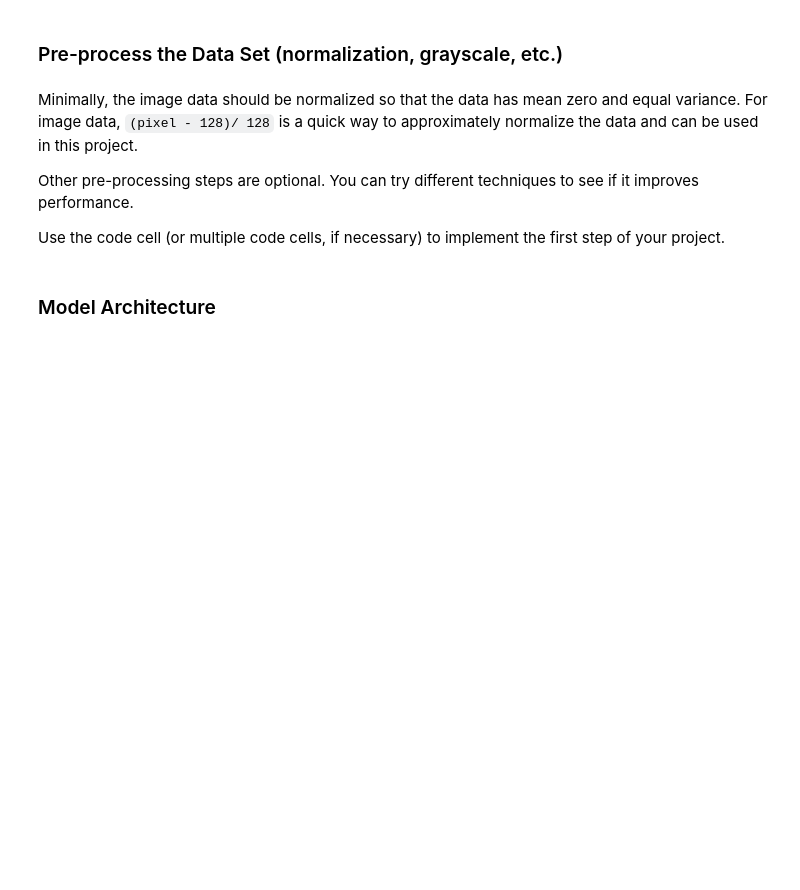
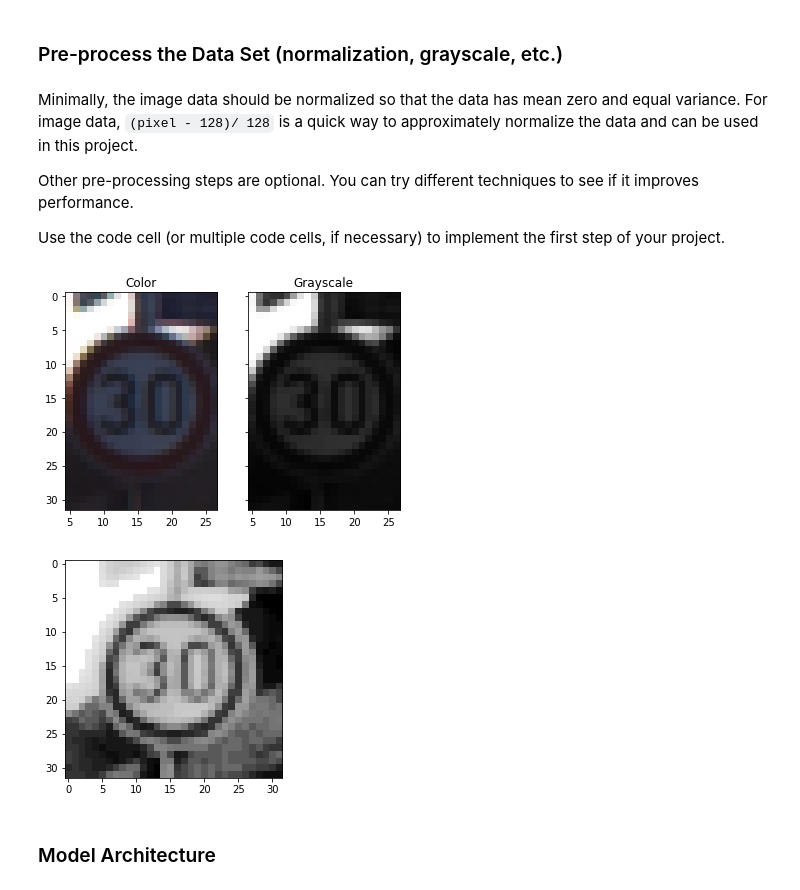
Before and after one commit to hassmuha/CarND-Traffic-Sign-Classifier-Project-Submit, a Jupyter notebook: Traffic_Sign_Classifier.ipynb, the cells around one changed output. Saved outputs shown, nothing was run; the diff lists cells and outputs as text; code cells hidden in the pictures; blank space fills up the shorter version.

```diff
--- a/Traffic_Sign_Classifier.ipynb
+++ b/Traffic_Sign_Classifier.ipynb
@@ -136,38 +159,61 @@ Use the code cell (or multiple code cells, if necessary) to implement the first
 # %%
 ### Preprocess the data here. It is required to normalize the data. Other preprocessing steps could include
 ### converting to grayscale, etc.
 ### Feel free to use as many code cells as needed.
 
 # Using CCIR 601 RGB to Grayscale formula Y′ = 0.299 R′ + 0.587 G′ + 0.114 B′
 def RGB2GRAY(image_data):
     return 0.299 * image_data[:,:,:,0] + 0.587 * image_data[:,:,:,1] + 0.114 * image_data[:,:,:,2]
 
 # Normalizing : Implement Min-Max scaling for all input image data
 def normalize_data(image_data):
     """
     Normalize the image data with Min-Max scaling to a range of [-0.5, 0.5]
     :param image_data: The image data to be normalized
     :return: Normalized image data
     """
     a = -0.5
     b = 0.5
     image_data_min = 0
     image_data_max = 255
     return a + ( ( (image_data - image_data_min)*(b - a) )/( image_data_max - image_data_min ) )
 
 X_train_gray = np.zeros((n_train, image_shape[0],image_shape[1],1))
 X_valid_gray = np.zeros((n_validation, image_shape[0],image_shape[1],1))
 X_test_gray = np.zeros((n_test, image_shape[0],image_shape[1],1))
 
-# grayscale does not improve the performance
-#X_train_gray[:,:,:,0] = RGB2GRAY(X_train)
-#X_valid_gray[:,:,:,0] = RGB2GRAY(X_valid)
-#X_test_gray[:,:,:,0] = RGB2GRAY(X_test)
-#image_shape[2] = 1
+# grayscale does not worsen the performance
+X_train_gray[:,:,:,0] = RGB2GRAY(X_train)
+X_valid_gray[:,:,:,0] = RGB2GRAY(X_valid)
+X_test_gray[:,:,:,0] = RGB2GRAY(X_test)
+image_shape[2] = 1
 
-X_train_preP = normalize_data(X_train)
-X_valid_preP = normalize_data(X_valid)
-X_test_preP = normalize_data(X_test)
+#drawing the grayscale image
+index = 2424
+image = X_train_gray[index].squeeze()
+f, axarr = plt.subplots(1, 2, sharey=True)
+axarr[0].imshow(X_train[index].squeeze())
+axarr[0].set_title('Color')
+axarr[1].imshow(image, cmap="gray")
+axarr[1].set_title('Grayscale')
+
+#plt.figure(figsize=(2,2))
+#plt.imshow(X_train[index].squeeze())
+#plt.figure(figsize=(2,2))
+#plt.imshow(image, cmap="gray")
+#applying histogram equalization
+import cv2
+image = cv2.equalizeHist( image.astype(np.uint8) );
+plt.figure()
+plt.imshow(image, cmap="gray")
+
+
+X_train_preP = normalize_data(X_train_gray)
+X_valid_preP = normalize_data(X_valid_gray)
+X_test_preP = normalize_data(X_test_gray)
+# %% [output]
+[figure, added]
+[figure, added]
 # %% [markdown]
 ### Model Architecture
 # %%
```
Also changed, not shown: parts of 6 cells of this notebook.
